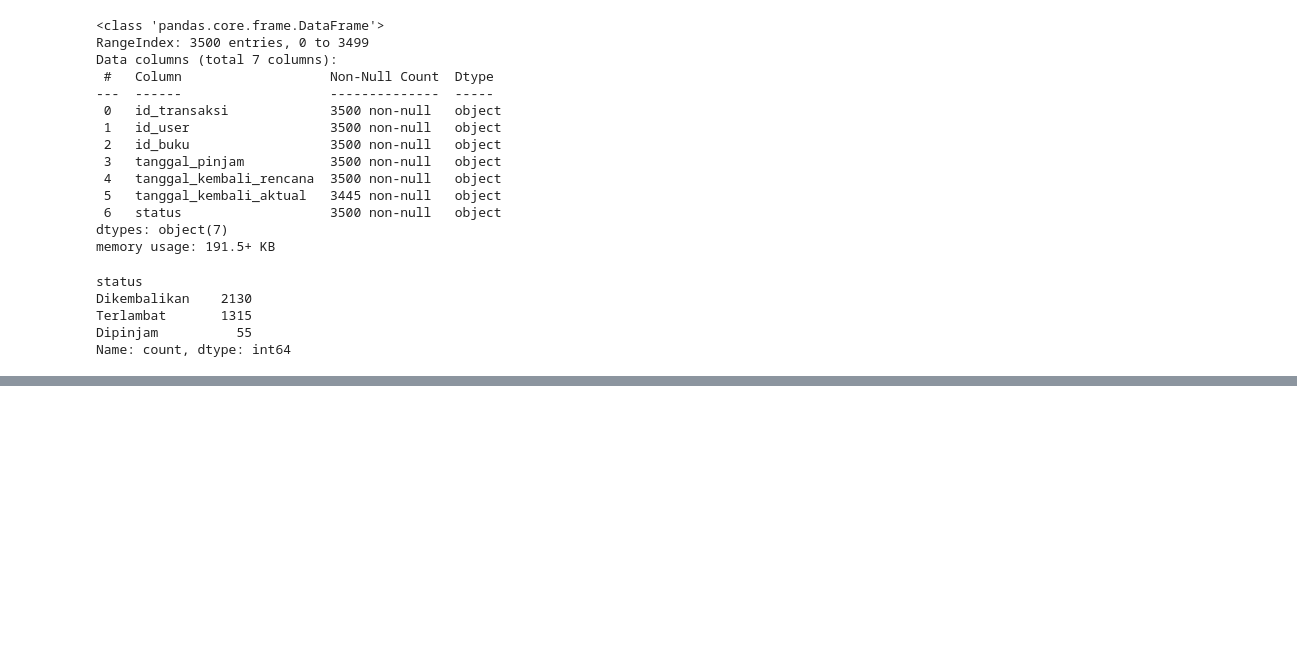
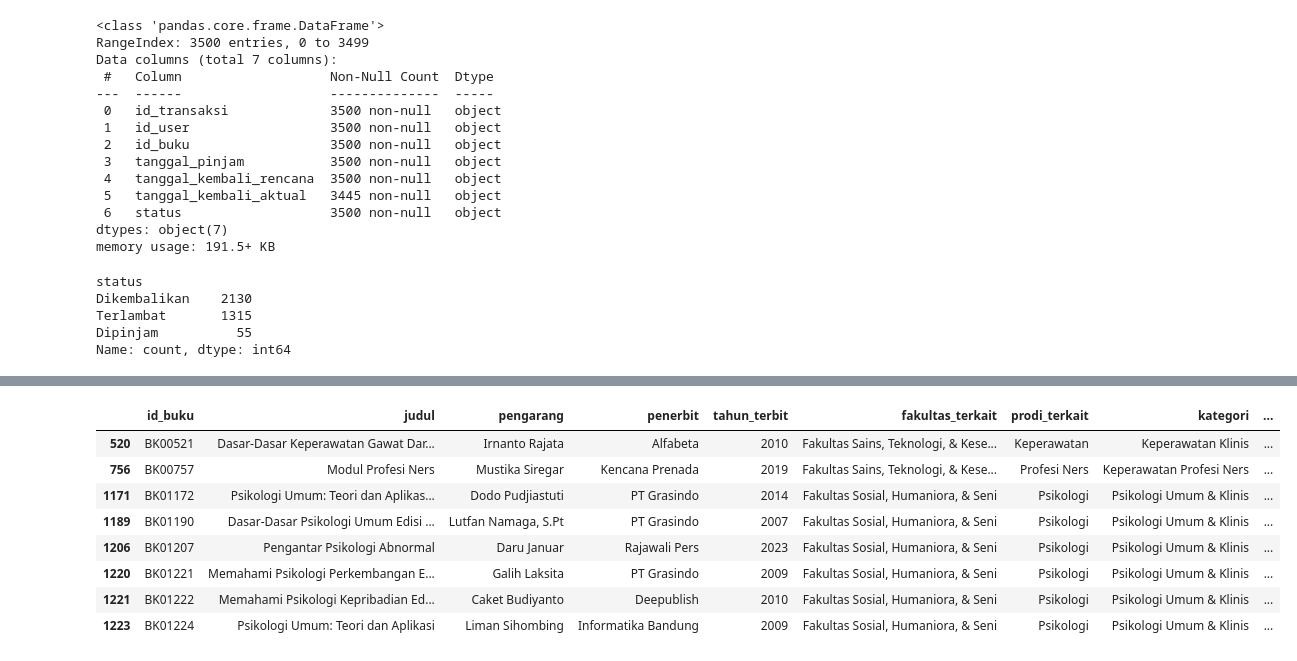
Before and after one commit to mayanggumelarr/Hybrid-Library-Book-Recomendation-Content-Base-Filtering, a Jupyter notebook: cbf-book-rec.ipynb, the cells around one changed output, grey strips where cells are left out. Saved outputs shown, nothing was run; the diff lists cells and outputs as text; code cells hidden in the pictures; blank space fills up the shorter version.

Commit message:
Analisis buku most terpinjam

```diff
--- a/cbf-book-rec.ipynb
+++ b/cbf-book-rec.ipynb
@@ -343,0 +373,15 @@ Name: count, dtype: int64
+# %%
+list_buku_paling_sering_dipinjam = ['BK01190', 'BK01224', 'BK01207', 'BK01222', 'BK01221', 'BK00757', 'BK00521', 'BK01172']
+
+nama_buku_paling_banyak_dipinjam = df_book[df_book['id_buku'].isin(list_buku_paling_sering_dipinjam)]
+nama_buku_paling_banyak_dipinjam
+# %% [output]
+|  | id_buku | judul | pengarang | penerbit | tahun_terbit | fakultas_terkait | prodi_terkait | kategori | ... |
+| 520 | BK00521 | Dasar-Dasar Keperawatan Gawat Dar... | Irnanto Rajata | Alfabeta | 2010 | Fakultas Sains, Teknologi, & Kese... | Keperawatan | Keperawatan Klinis | ... |
+| 756 | BK00757 | Modul Profesi Ners | Mustika Siregar | Kencana Prenada | 2019 | Fakultas Sains, Teknologi, & Kese... | Profesi Ners | Keperawatan Profesi Ners | ... |
+| 1171 | BK01172 | Psikologi Umum: Teori dan Aplikas... | Dodo Pudjiastuti | PT Grasindo | 2014 | Fakultas Sosial, Humaniora, & Seni | Psikologi | Psikologi Umum & Klinis | ... |
+| 1189 | BK01190 | Dasar-Dasar Psikologi Umum Edisi ... | Lutfan Namaga, S.Pt | PT Grasindo | 2007 | Fakultas Sosial, Humaniora, & Seni | Psikologi | Psikologi Umum & Klinis | ... |
+| 1206 | BK01207 | Pengantar Psikologi Abnormal | Daru Januar | Rajawali Pers | 2023 | Fakultas Sosial, Humaniora, & Seni | Psikologi | Psikologi Umum & Klinis | ... |
+| 1220 | BK01221 | Memahami Psikologi Perkembangan E... | Galih Laksita | PT Grasindo | 2009 | Fakultas Sosial, Humaniora, & Seni | Psikologi | Psikologi Umum & Klinis | ... |
+| 1221 | BK01222 | Memahami Psikologi Kepribadian Ed... | Caket Budiyanto | Deepublish | 2010 | Fakultas Sosial, Humaniora, & Seni | Psikologi | Psikologi Umum & Klinis | ... |
+| 1223 | BK01224 | Psikologi Umum: Teori dan Aplikasi | Liman Sihombing | Informatika Bandung | 2009 | Fakultas Sosial, Humaniora, & Seni | Psikologi | Psikologi Umum & Klinis | ... |
```
Also changed, not shown: parts of 5 cells of this notebook, 1 other file.
